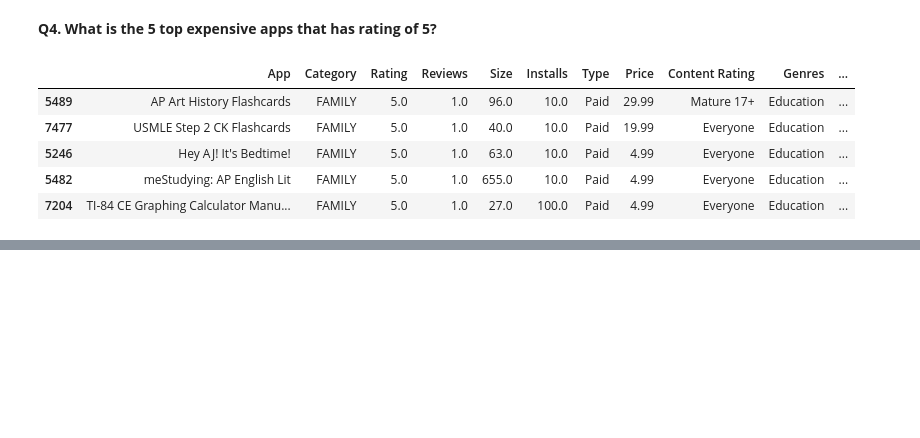
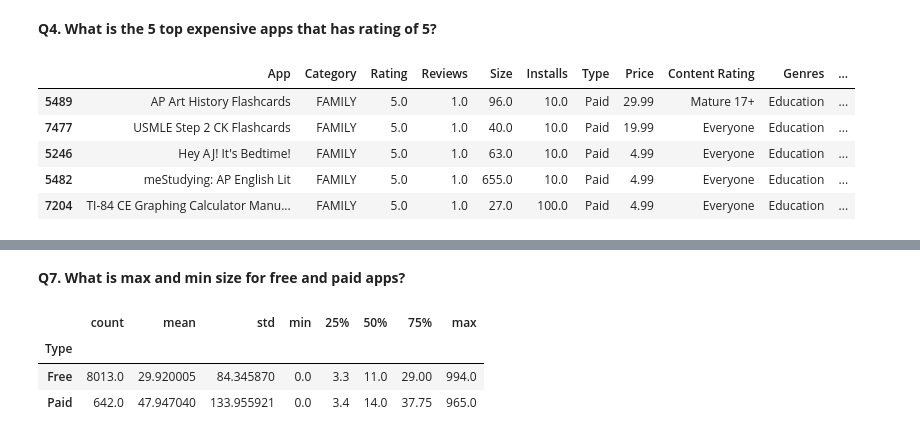
Before and after one commit to DeepakSingh1992/EDA-PROJECT, a Jupyter notebook: Deepak_Singh_EDA_of_Play_Store_App_Review_Analysis_Capstone_Project.ipynb, the cells around one changed output, grey strips where cells are left out. Cells and saved outputs as stored; diff of their text form; code cells hidden in the pictures; blank space fills up the shorter version.

```diff
--- a/Deepak_Singh_EDA_of_Play_Store_App_Review_Analysis_Capstone_Project.ipynb
+++ b/Deepak_Singh_EDA_of_Play_Store_App_Review_Analysis_Capstone_Project.ipynb
@@ -979,0 +1005,9 @@ df[ df["Rating"] == 5 ].sort_values( by = "Price", ascending = False).head()
+# %% [markdown]
+**Q7. What is max and min size for free and paid apps?**
+# %%
+df.groupby("Type").describe()["Size"]
+# %% [output]
+|  | count | mean | std | min | 25% | 50% | 75% | max |
+| Type |  |  |  |  |  |  |  |  |
+| Free | 8013.0 | 29.920005 | 84.345870 | 0.0 | 3.3 | 11.0 | 29.00 | 994.0 |
+| Paid | 642.0 | 47.947040 | 133.955921 | 0.0 | 3.4 | 14.0 | 37.75 | 965.0 |
```
Also changed, not shown: parts of 5 cells of this notebook.
